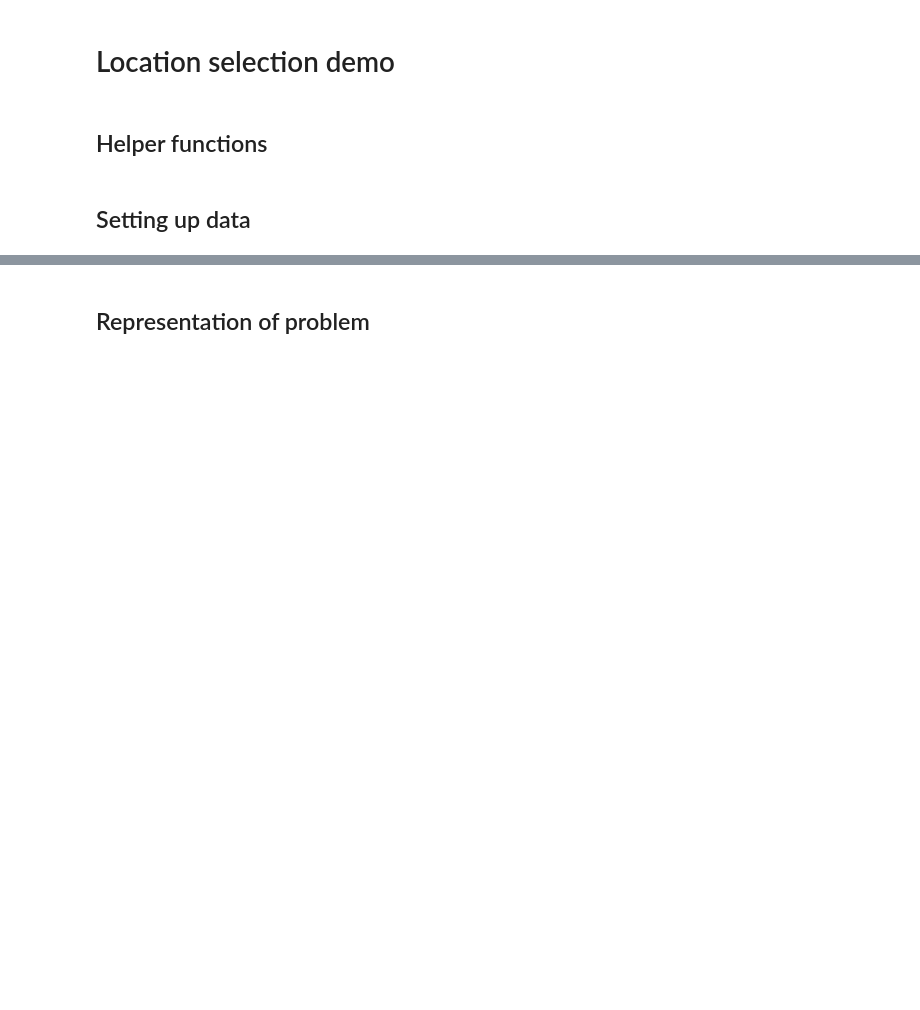
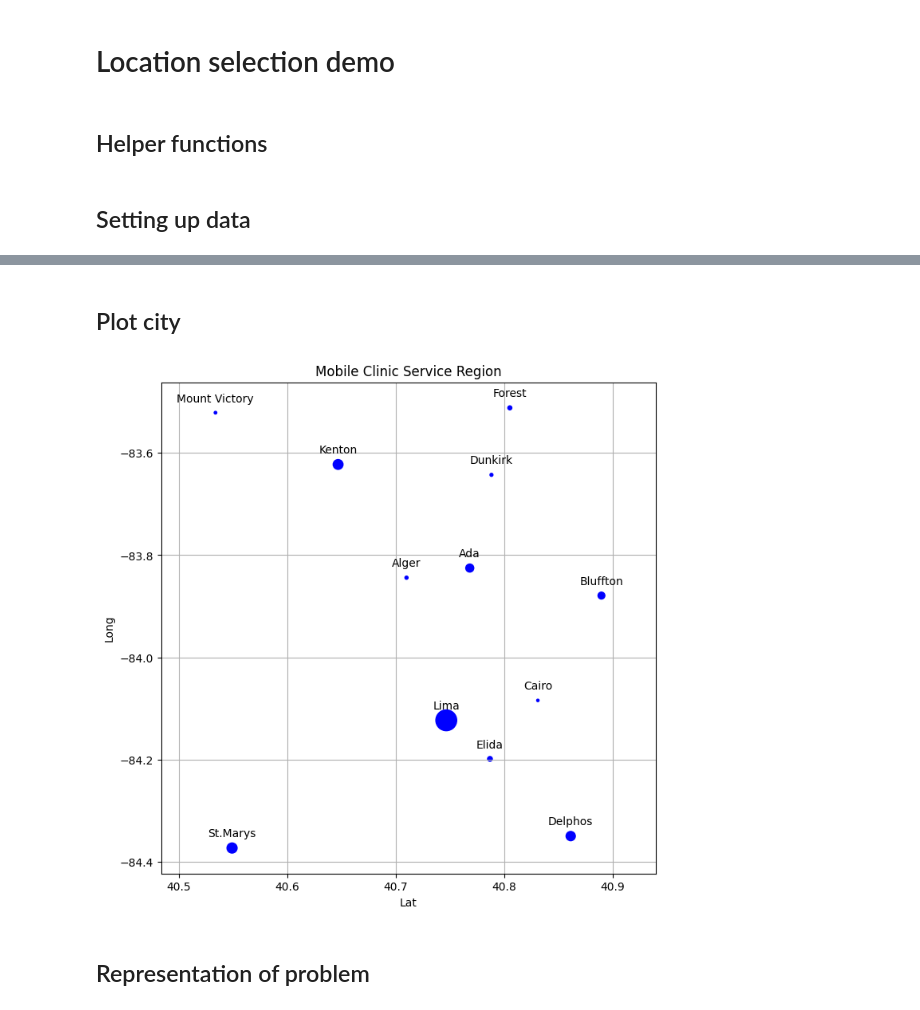
Before and after one commit to Human-Centered-Optimization-Lab/clinicOpt, a Jupyter notebook: locationSelection.ipynb, the cells around one changed output, grey strips where cells are left out. Cells and saved outputs as stored; diff of their text form; code cells hidden in the pictures; blank space fills up the shorter version.

```diff
--- a/locationSelection.ipynb
+++ b/locationSelection.ipynb
@@ -42,6 +41,9 @@ def create_adjacency_matrix(cities):
     return adjacency_matrix
 
 def plot_cities(cities, marker_downscale_factor):
+
+    margin = 0.05
+
     # Plot the cities on a Cartesian coordinate system
     city_coords = cities.loc[:,["lat", "long"]].values
     x_coords, y_coords = zip(*city_coords)
@@ -53,11 +55,16 @@ def plot_cities(cities, marker_downscale_factor):
         plt.annotate(city["city"], (city["lat"], city["long"]), textcoords="offset points", xytext=(0,10), ha='center')
 
 
-    plt.title('Cities on Cartesian Coordinate System')
-    plt.xlabel('X Coordinate')
-    plt.ylabel('Y Coordinate')
-    plt.xlim(min(x_coords), max(x_coords))
-    plt.ylim(min(y_coords), max(y_coords))
+    min_x = min(x_coords) - margin
+    max_x = max(x_coords) + margin
+    min_y = min(y_coords) - margin
+    max_y = max(y_coords) + margin
+
+    plt.title('Mobile Clinic Service Region')
+    plt.xlabel('Lat')
+    plt.ylabel('Long')
+    plt.xlim(min_x, max_x)
+    plt.ylim(min_y, max_y)
     plt.grid()
     plt.show()
 # %% [markdown]
@@ -105,3 +90,17 @@ array([ 5334, 35579,  7947,  7117,  3967,  2198,  1923,  1350,   837,
+# %% [markdown]
+## Plot city
+# %%
+%matplotlib inline
+city_coords = cities.loc[:, ["lat","long"]].values
+
+adjacency_matrix = create_adjacency_matrix(city_coords)
+
+marker_downscale_factor = 100
+
+plot_cities(cities, marker_downscale_factor)
+#plot_cities(cities)
+# %% [output]
+[figure, added]
 # %% [markdown]
 ## Representation of problem
 # %%
```
Also changed, not shown: parts of 8 cells of this notebook.
